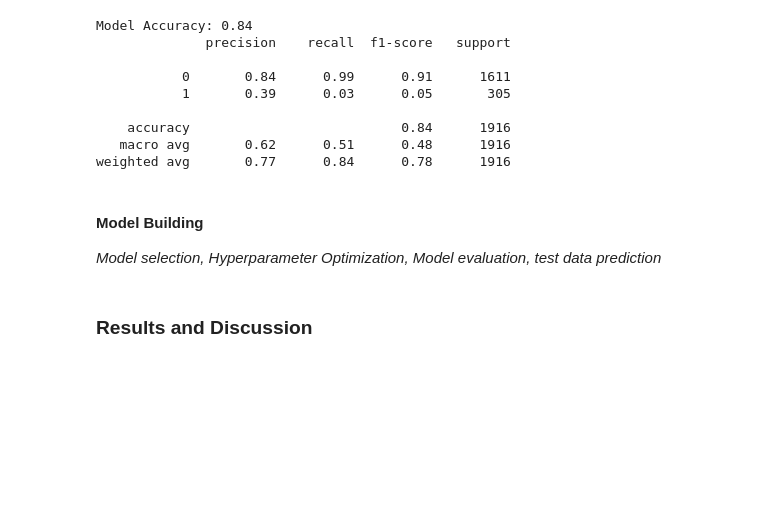
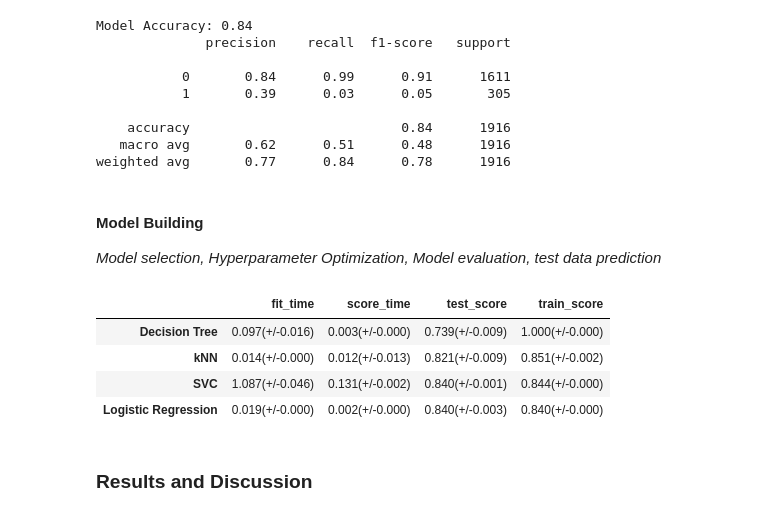
Before and after one commit to UBC-MDS/P2P_Loan, a Jupyter notebook: notebook/p2p_lending_risk_analysis_report.ipynb, the cells around one changed output. Saved outputs shown, nothing was run; the diff lists cells and outputs as text; code cells hidden in the pictures; blank space fills up the shorter version.

Commit message:
Added model to report

```diff
--- a/notebook/p2p_lending_risk_analysis_report.ipynb
+++ b/notebook/p2p_lending_risk_analysis_report.ipynb
@@ -372,0 +397,50 @@ _Model selection, Hyperparameter Optimization, Model evaluation, test data predi
+# %%
+import warnings
+from scipy.stats import loguniform
+from sklearn.exceptions import ConvergenceWarning
+from sklearn.tree import DecisionTreeClassifier
+from sklearn.linear_model import LogisticRegression
+from sklearn.neighbors import KNeighborsClassifier
+
+dt = DecisionTreeClassifier(random_state=123)
+knn = KNeighborsClassifier(n_jobs=-1)
+svc = SVC(random_state=123)
+log_reg = LogisticRegression(random_state=123)
+
+models = {"Decision Tree": dt,
+          "kNN": knn,
+          "SVC": svc,
+          "Logistic Regression": log_reg}
+
+
+def model_cross_val(model):
+    model_pipeline = Pipeline([
+            ('preprocessor', preprocessor),  # Apply preprocessing
+            ('model', model)  # Replace with any model you prefer
+    ])
+
+    results = pd.DataFrame(
+        cross_validate(
+            model_pipeline,
+            X_train,
+            y_train,
+            return_train_score=True,
+            cv=10
+    ))
+    mean_std = pd.DataFrame({"mean":results.mean(),
+                             "stdev":results.std()})
+    result_dict = {index: f"{mu:.3f}(+/-{std:.3f})"
+                   for (index, mu, std) in mean_std.itertuples()}
+    return result_dict
+
+cv_results = pd.DataFrame()
+for (name, model) in models.items():
+    cv_results[name] = model_cross_val(model)
+cv_results = cv_results.T
+cv_results
+# %% [output]
+|  | fit_time | score_time | test_score | train_score |
+| Decision Tree | 0.097(+/-0.016) | 0.003(+/-0.000) | 0.739(+/-0.009) | 1.000(+/-0.000) |
+| kNN | 0.014(+/-0.000) | 0.012(+/-0.013) | 0.821(+/-0.009) | 0.851(+/-0.002) |
+| SVC | 1.087(+/-0.046) | 0.131(+/-0.002) | 0.840(+/-0.001) | 0.844(+/-0.000) |
+| Logistic Regression | 0.019(+/-0.000) | 0.002(+/-0.000) | 0.840(+/-0.003) | 0.840(+/-0.000) |
```
Also changed, not shown: parts of 5 cells of this notebook.
